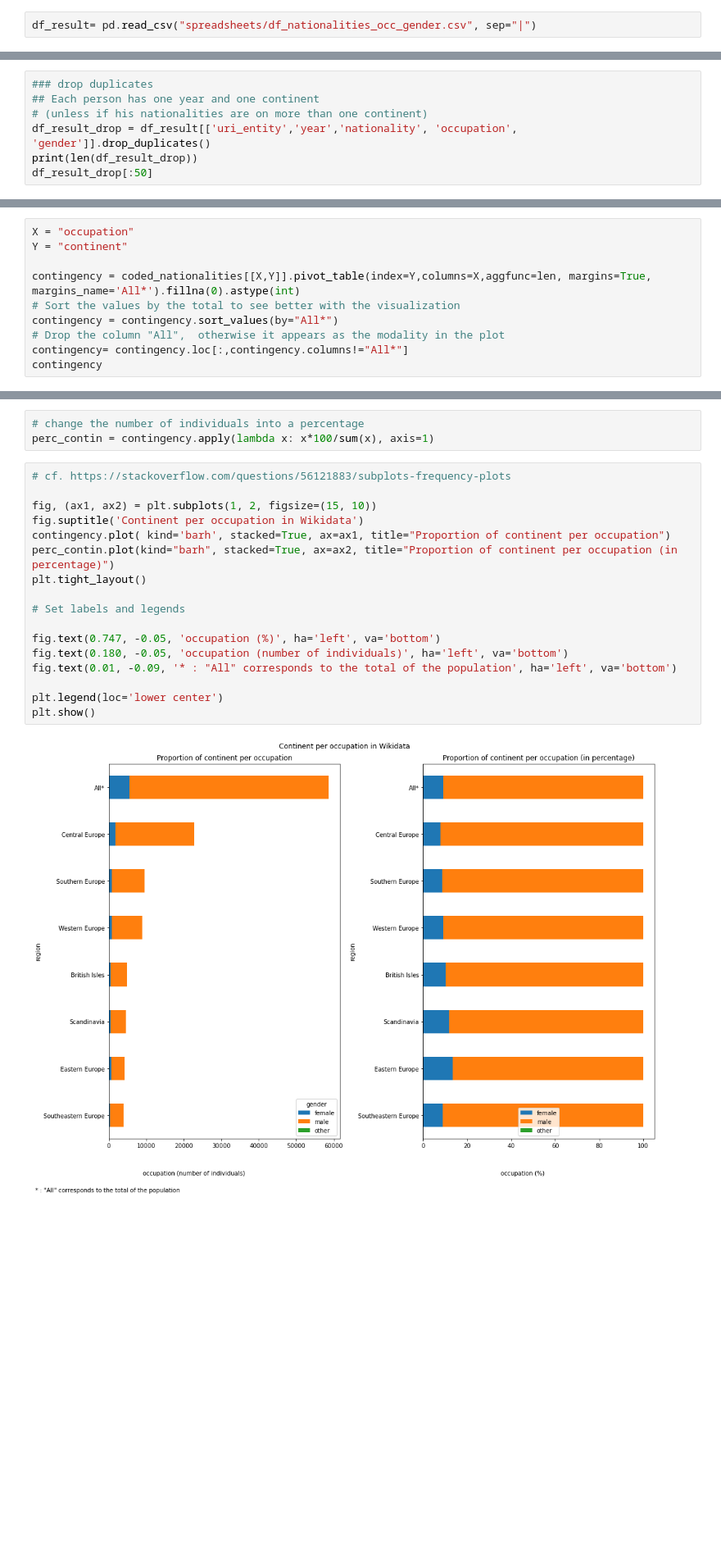
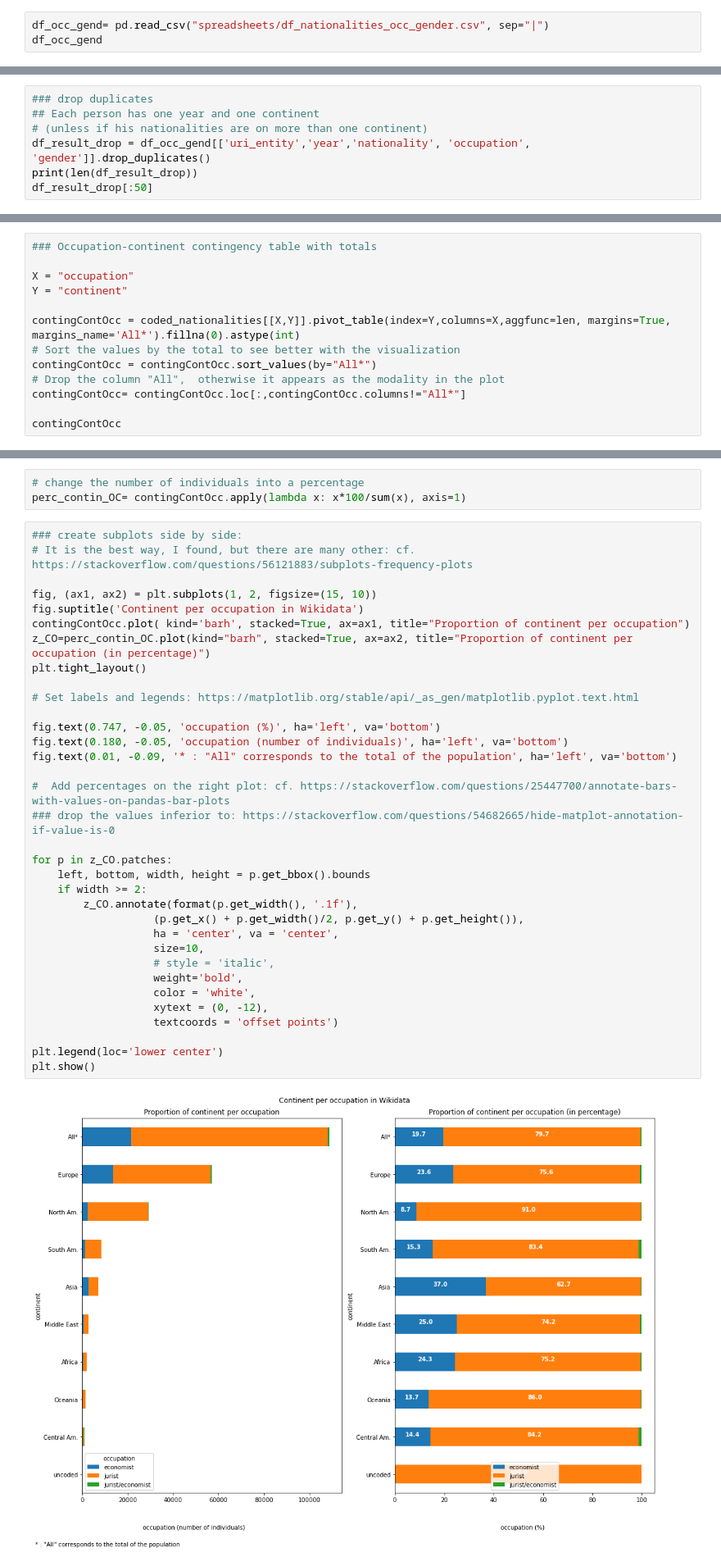
Before and after one commit to Semantic-Data-for-Humanities/Economists_Jurists, a Jupyter notebook: Notebooks/Analysis_nationalities_wikidata.ipynb, the cells around one changed output, grey strips where cells are left out. Shown at 82% size. Drawn from its saved outputs; the diff is of its cells as text; blank space fills up the shorter version.

```diff
--- a/Notebooks/Analysis_nationalities_wikidata.ipynb
+++ b/Notebooks/Analysis_nationalities_wikidata.ipynb
@@ -537,2 +553,3 @@ merged.to_csv('spreadsheets/df_nationalities_occ_gender.csv', sep="|",index=Fals
 # %%
-df_result= pd.read_csv("spreadsheets/df_nationalities_occ_gender.csv", sep="|")
+df_occ_gend= pd.read_csv("spreadsheets/df_nationalities_occ_gender.csv", sep="|")
+df_occ_gend
@@ -554,7 +585,7 @@ print(len(df_result))
 ### drop duplicates
 ## Each person has one year and one continent
 # (unless if his nationalities are on more than one continent)
-df_result_drop = df_result[['uri_entity','year','nationality', 'occupation', 'gender']].drop_duplicates()
+df_result_drop = df_occ_gend[['uri_entity','year','nationality', 'occupation', 'gender']].drop_duplicates()
 print(len(df_result_drop))
 df_result_drop[:50]
 # %% [output]
@@ -618,13 +653,16 @@ coded_nationalities[:10]
 
 With the contingency table, we can produce a better visualization between the both variables. This visualization is a stacked plot with the proportion of continent per occupation, at the same time, visualized in percentage and with the number of individuals.
 # %%
+### Occupation-continent contingency table with totals
+
 X = "occupation"
 Y = "continent"
 
-contingency = coded_nationalities[[X,Y]].pivot_table(index=Y,columns=X,aggfunc=len, margins=True, margins_name='All*').fillna(0).astype(int)
+contingContOcc = coded_nationalities[[X,Y]].pivot_table(index=Y,columns=X,aggfunc=len, margins=True, margins_name='All*').fillna(0).astype(int)
 # Sort the values by the total to see better with the visualization
-contingency = contingency.sort_values(by="All*")
+contingContOcc = contingContOcc.sort_values(by="All*")
 # Drop the column "All",  otherwise it appears as the modality in the plot
-contingency= contingency.loc[:,contingency.columns!="All*"]
-contingency
+contingContOcc= contingContOcc.loc[:,contingContOcc.columns!="All*"]
+
+contingContOcc
 # %% [output]
@@ -642,26 +680,43 @@ contingency
 | All* | 21392 | 86631 | 737 |
 # %%
 # change the number of individuals into a percentage
-perc_contin = contingency.apply(lambda x: x*100/sum(x), axis=1)
+perc_contin_OC= contingContOcc.apply(lambda x: x*100/sum(x), axis=1)
 # %%
-# cf. https://stackoverflow.com/questions/56121883/subplots-frequency-plots
+### create subplots side by side:
+# It is the best way, I found, but there are many other: cf. https://stackoverflow.com/questions/56121883/subplots-frequency-plots
 
 fig, (ax1, ax2) = plt.subplots(1, 2, figsize=(15, 10))
 fig.suptitle('Continent per occupation in Wikidata')
-contingency.plot( kind='barh', stacked=True, ax=ax1, title="Proportion of continent per occupation")
-perc_contin.plot(kind="barh", stacked=True, ax=ax2, title="Proportion of continent per occupation (in percentage)")
+contingContOcc.plot( kind='barh', stacked=True, ax=ax1, title="Proportion of continent per occupation")
+z_CO=perc_contin_OC.plot(kind="barh", stacked=True, ax=ax2, title="Proportion of continent per occupation (in percentage)")
 plt.tight_layout()
 
-# Set labels and legends
+# Set labels and legends: https://matplotlib.org/stable/api/_as_gen/matplotlib.pyplot.text.html
 
 fig.text(0.747, -0.05, 'occupation (%)', ha='left', va='bottom')
 fig.text(0.180, -0.05, 'occupation (number of individuals)', ha='left', va='bottom')
 fig.text(0.01, -0.09, '* : "All" corresponds to the total of the population', ha='left', va='bottom')
 
+#  Add percentages on the right plot: cf. https://stackoverflow.com/questions/25447700/annotate-bars-with-values-on-pandas-bar-plots
+### drop the values inferior to: https://stackoverflow.com/questions/54682665/hide-matplot-annotation-if-value-is-0
+
+for p in z_CO.patches:
+    left, bottom, width, height = p.get_bbox().bounds
+    if width >= 2:
+        z_CO.annotate(format(p.get_width(), '.1f'),
+                   (p.get_x() + p.get_width()/2, p.get_y() + p.get_height()),
+                   ha = 'center', va = 'center',
+                   size=10,
+                   # style = 'italic',
+                   weight='bold',
+                   color = 'white',
+                   xytext = (0, -12),
+                   textcoords = 'offset points')
+
 plt.legend(loc='lower center')
 plt.show()
 # %% [output]
-[figure, old version]
+[figure, new version]
 # %% [markdown]
 ## Analysis of the continent per gender
 
```
Also changed, not shown: parts of 142 cells of this notebook, 15 other files.
